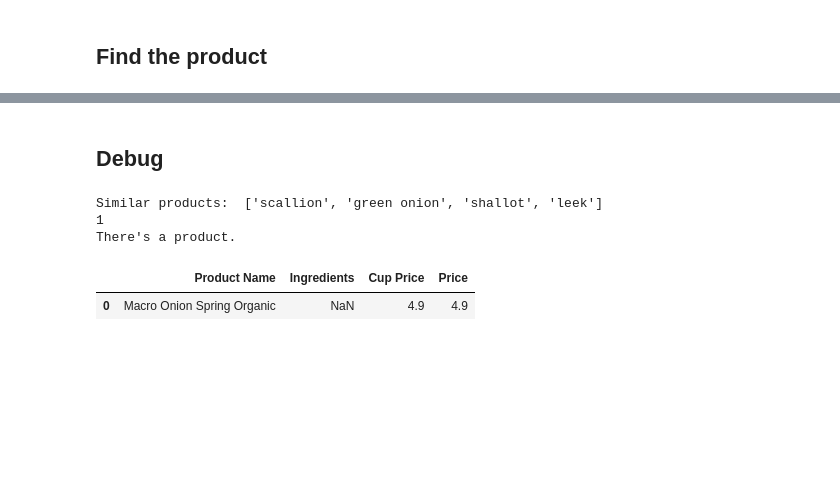
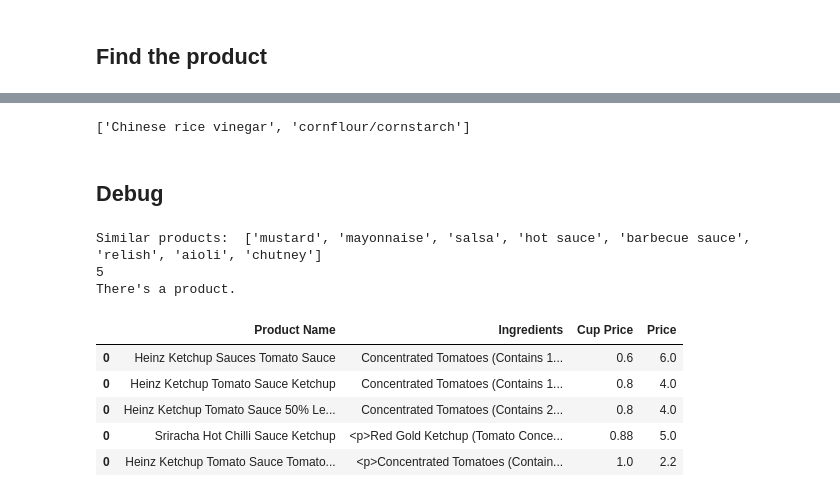
Before and after one commit to Grossarius/Scraper, a Jupyter notebook: Woolies Category.ipynb, the cells around one changed output, grey strips where cells are left out. Saved outputs shown, nothing was run; the diff lists cells and outputs as text; code cells hidden in the pictures; blank space fills up the shorter version.

```diff
--- a/Woolies Category.ipynb
+++ b/Woolies Category.ipynb
@@ -140,11 +93,11 @@ category_list = [item for sublist in category_dict.values() for item in sublist]
 # %%
-# HARD CODE
+# Hard coding so ChatGPT doesn't have to process some ingredients -> Save money
 known_category = {
     "bakery": ["bakery", "bread", "pastries"],
     "dairy-eggs-fridge": ["parmigiano reggiano", "milk", "cheese", "yogurt", "cream", "dips", "butter","egg"],
     "drinks": ["drinks", "juices", "soda", "water", "tea", "coffee", "energy drinks"],
     "freezer": ["freezer", "frozen meals", "ice cream", "frozen vegetables", "frozen fruit"],
-    "fruit-veg": ["scallion"],
+    "fruit-veg": ["scallion", "chopped onion", "white onion", "garlic cloves", "basil", "lime", "lemon","ginger", "chilli"],
     "health-wellness health-foods": ["health-wellness", "vitamins", "superfoods", "protein bars", "health-foods", "health foods", "dried fruit, nuts, seeds"],
     "lunch-box": [],
     "pantry": ["fish sauce", "flour", "self-raising flour"],
@@ -153,12 +106,11 @@ known_category = {
 known_product = {}
 for product in similar_products:
     product2 = p.singular_noun(product.lower()) or product.lower()
-
     for k, v in known_category.items():
         if product2 in v:
             known_product[k] = known_product.get(k, []) + [product]
+            print(product)
             similar_products.remove(product)
             break
-
 known_product
 # %% [output]
@@ -197,4 +141,8 @@ similar_products
 # %%
+# Combine the known categories and the ones from ChatGPT
+similar_products = {key: known_product.get(key, []) + similar_products.get(key, []) for key in set(known_product) | set(similar_products)}
+
+# Merge the subcategories into the general categories
 categorized_items = {}
 # Iterate over the items
 for key, value in similar_products.items():
@@ -205,5 +153,8 @@ for key, value in similar_products.items():
             break
 # Filter out ones with empty list
 categorized_items = {key: value for key, value in categorized_items.items() if value}
+# Remove duplicate
+for key, values in categorized_items.items():
+    categorized_items[key] = list(set(values))
 print(categorized_items)
 # %% [output]
@@ -596,0 +478,20 @@ clean_products_df_sorted
+# %%
+buy_list = []
+for k, v in all_res.items():
+    # print(k)
+    lowest_price = float('inf')
+    lowest_price_product = None
+    # Iterate over the product list to find the product with the lowest price
+    for product in v:
+        price = product['price']
+        if price < lowest_price:
+            lowest_price = price
+            lowest_price_product = product
+    buy_list.append(lowest_price_product)
+total_cost = 0
+for item in buy_list:
+    print(item)
+    total_cost += item['price']
+    print(item['price'])
+print(len(buy_list))
+print(total_cost)
@@ -597,7 +550,11 @@ clean_products_df_sorted
+# %%
+still_none
+# %% [output]
+['Chinese rice vinegar', 'cornflour/cornstarch']
 # %% [markdown]
 ## Debug
 # %%
-df = pd.read_excel("Data\Woolies Extracted\Woolies fruit-veg info.xlsx")
+df = pd.read_excel("Data\Woolies Extracted\Woolies poultry-meat-sea.xlsx")
 
 # df2 = pd.read_excel("Data\Woolies Extracted\Woolies pantry 2 info.xlsx")
 # df = pd.concat([df, df2], ignore_index=True)
@@ -631,7 +588,8 @@ bad_list = [
     "Aspartame",
     "BHT",
     "Calcium disodium EDTA",
-    "Caramel color",
+    "Color",
+    "Colour",
     "Carrageenan",
     "Corn starch",
     "Corn syrup",
@@ -656,13 +614,14 @@ bad_list = [
     "Splenda",
     "Sugar",
     "Syrup",
+    "Sweetener",
     "Skim milk",
     "Low fat",
     "Reduced fat",
     "Xylitol",
 ]
 
-product = "spring onion"
+product = "ketchup"
 
 product_split = product.split()
 
@@ -690,6 +649,7 @@ if k != 'fruit-veg' and k != 'poultry-meat-seedfood':
     print("here")
     selected_rows = selected_rows[~selected_rows['Ingredients'].isna()]
 print(len(selected_rows))
+selected_rows
 
 # Get the 'Product Name' and 'Ingredients' columns as Series
 product_names = selected_rows['Product Name']
@@ -730,34 +690,38 @@ for product_name, ingredients, cup_price, price in zip(product_names, ingredient
     oil = 0
     emulsifier = 0
     # Count the occurrences of specific ingredients
     gum = sum(ingredient.lower().count("gum") for ingredient in ingredients_list)
     oil = sum(ingredient.lower().count("oil") for ingredient in ingredients_list)
     emulsifier = sum(ingredient.lower().count("emulsifier") for ingredient in ingredients_list)
 
     if gum > 2 or oil > 2 or emulsifier > 2:
         print("Too many")
         clean = False
 
     # If the product is clean, add it to the list
     if clean:
         clean_products_df = pd.concat([clean_products_df, pd.DataFrame({
             'Product Name': [product_name],
             'Ingredients': [ingredients],
             'Cup Price': [cup_price],
             "Price": [price]
         })])
 
 clean_products_df_sorted = clean_products_df.sort_values(by='Cup Price')
 first_row = clean_products_df_sorted.head(1)
 
 if first_row.empty:
     print("Can't find a product.")
 else:
     print("There's a product.")
-clean_products_df_sorted.head(1)
+clean_products_df_sorted.head()
 # %% [output]
-Similar products:  ['scallion', 'green onion', 'shallot', 'leek']
-1
+Similar products:  ['mustard', 'mayonnaise', 'salsa', 'hot sauce', 'barbecue sauce', 'relish', 'aioli', 'chutney']
+5
 There's a product.
 |  | Product Name | Ingredients | Cup Price | Price |
-| 0 | Macro Onion Spring Organic | NaN | 4.9 | 4.9 |
+| 0 | Heinz Ketchup Sauces Tomato Sauce | Concentrated Tomatoes (Contains 1... | 0.6 | 6.0 |
+| 0 | Heinz Ketchup Tomato Sauce Ketchup | Concentrated Tomatoes (Contains 1... | 0.8 | 4.0 |
+| 0 | Heinz Ketchup Tomato Sauce 50% Le... | Concentrated Tomatoes (Contains 2... | 0.8 | 4.0 |
+| 0 | Sriracha Hot Chilli Sauce Ketchup | <p>Red Gold Ketchup (Tomato Conce... | 0.88 | 5.0 |
+| 0 | Heinz Ketchup Tomato Sauce Tomato... | <p>Concentrated Tomatoes (Contain... | 1.0 | 2.2 |
```
Also changed, not shown: parts of 30 cells of this notebook, 1 other file.
